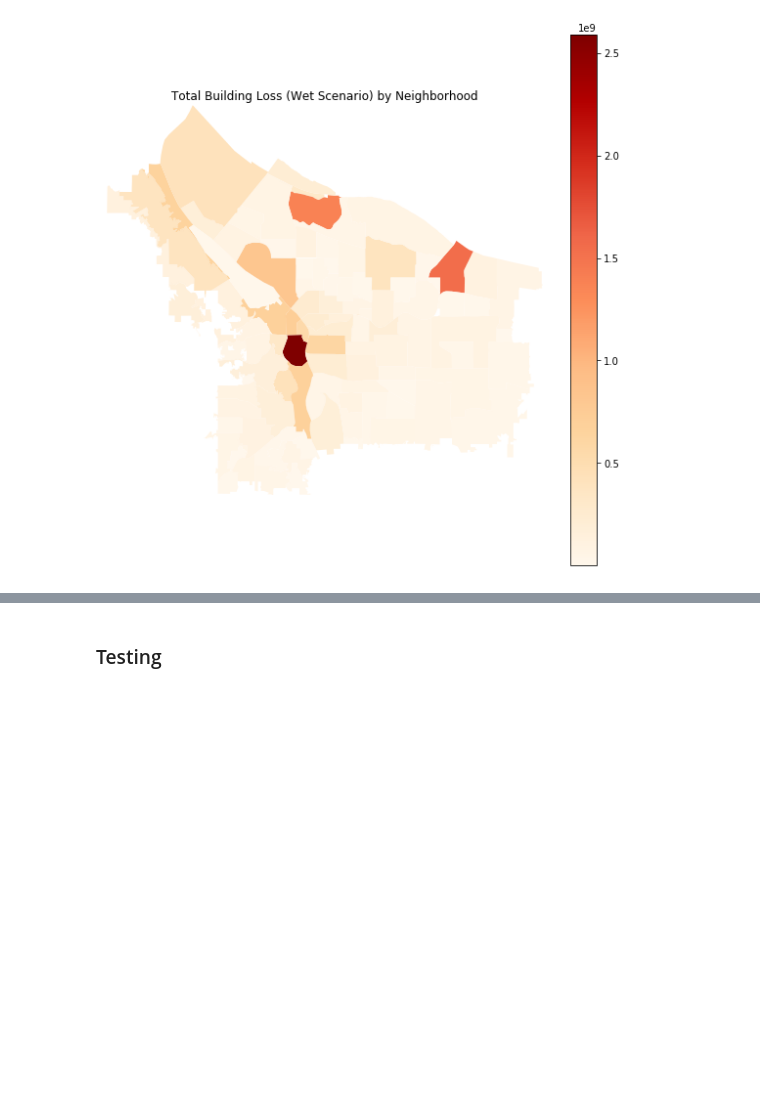
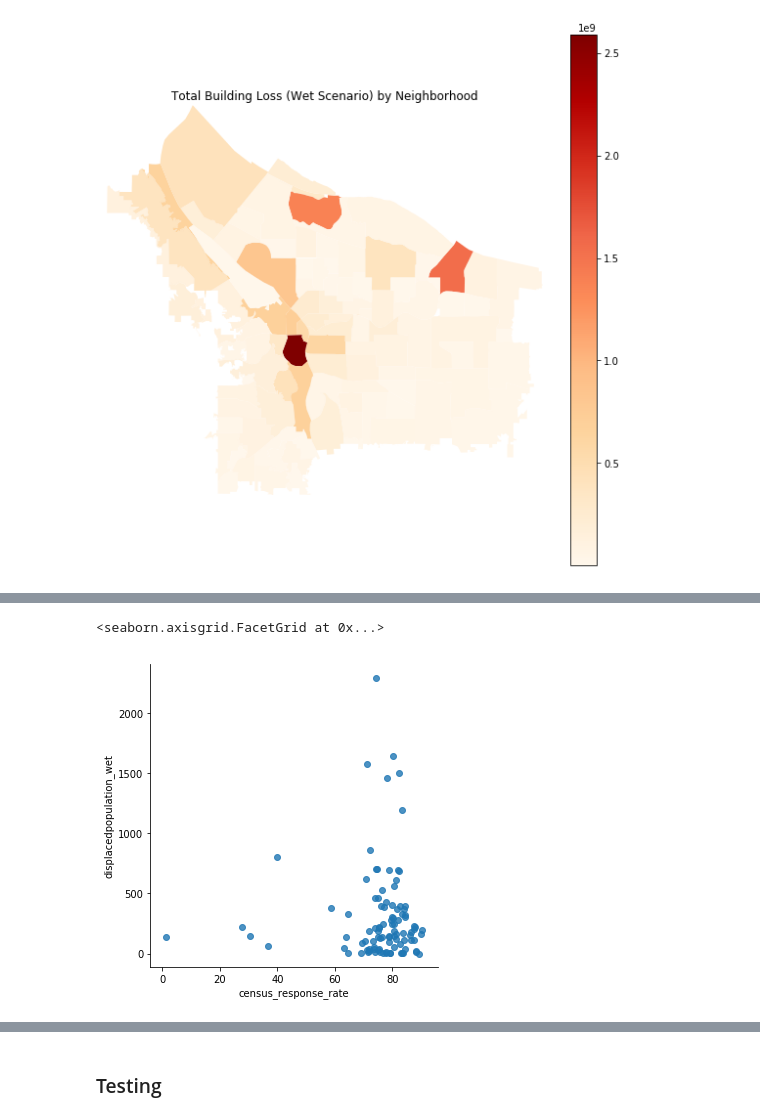
Before and after one commit to hackoregon/disaster-resilience, a Jupyter notebook: notebooks/block_centroid_allocation_dogami_to_disaster_ST.ipynb, the cells around one changed output, grey strips where cells are left out. Saved outputs shown, nothing was run; the diff lists cells and outputs as text; code cells hidden in the pictures; blank space fills up the shorter version.

Commit message:
add scatterplots of census response rates vs DOMGAMI loss

```diff
--- a/notebooks/block_centroid_allocation_dogami_to_disaster_ST.ipynb
+++ b/notebooks/block_centroid_allocation_dogami_to_disaster_ST.ipynb
@@ -614,0 +620,3 @@ Text(0.5,1,'Total Building Loss (Wet Scenario) by Neighborhood')
+# %%
+# load census response rate by neighborhood
+crr = pd.read_csv("./Data/neighborhood_census_response_rate.csv")
@@ -614,0 +632,10 @@ Text(0.5,1,'Total Building Loss (Wet Scenario) by Neighborhood')
+# %%
+# scatterplot of crr vs total displaced wet
+
+sns.lmplot(data=rollup.merge(crr, on='name', how='inner'),
+           x='census_response_rate',
+           y='displacedpopulation_wet',
+          fit_reg=False)
+# %% [output]
+<seaborn.axisgrid.FacetGrid at 0x...>
+[figure, added]
```
Also changed, not shown: parts of 7 cells of this notebook.
